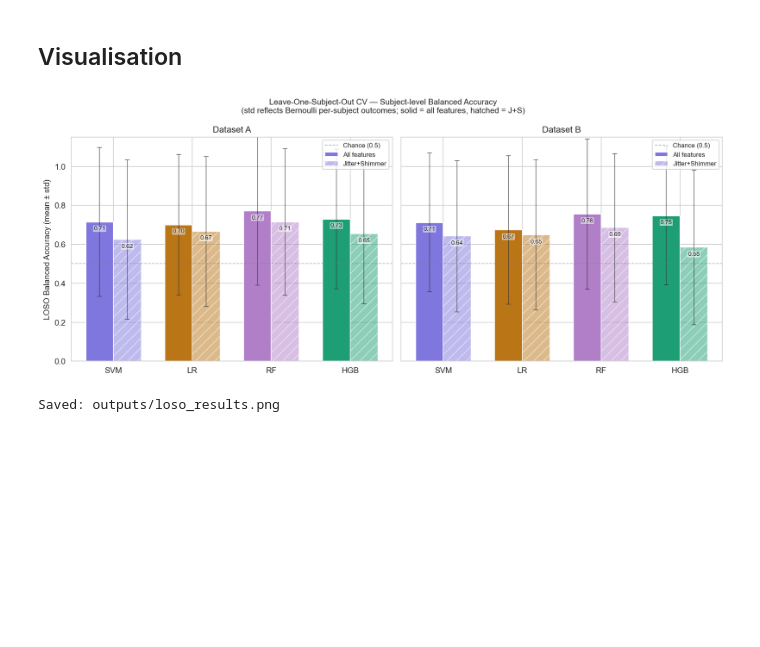
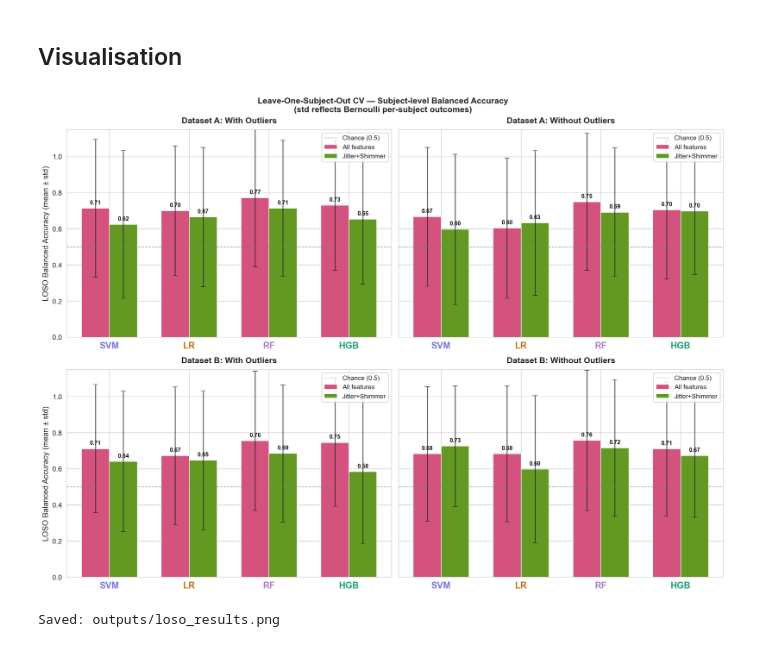
Before and after one commit to nataliia-stempkovska/FoDS-Parkinson, a Jupyter notebook: models/loso_evaluation.ipynb, the cells around one changed output. Drawn from its saved outputs; the diff is of its cells as text; code cells hidden in the pictures; blank space fills up the shorter version.

Commit message:
more plots

```diff
--- a/models/loso_evaluation.ipynb
+++ b/models/loso_evaluation.ipynb
@@ -359,54 +413,81 @@ display(pivot)
 # %%
 df_loso = pd.read_csv('outputs/loso_results.csv')
 
-model_order = ['SVM', 'LR', 'RF', 'HGB']
-feat_order  = ['All features', 'Jitter+Shimmer']
-feat_alpha  = {'All features': 1.0, 'Jitter+Shimmer': 0.5}
-feat_hatch  = {'All features': '',  'Jitter+Shimmer': '//'}
+model_order  = ['SVM', 'LR', 'RF', 'HGB']
+feat_order   = ['All features', 'Jitter+Shimmer']
+feat_color   = {'All features': '#D4537E', 'Jitter+Shimmer': '#639922'}
+feat_label_s = {'All features': 'All features', 'Jitter+Shimmer': 'Jitter+Shimmer'}
 
-fig, axes = plt.subplots(1, 2, figsize=(12, 5), sharey=True)
+has_outliers = 'Outliers' in df_loso.columns
+
+if has_outliers:
+    fig, axes = plt.subplots(2, 2, figsize=(15, 11), sharey=True)
+    panels = [
+        (axes[0, 0], 'A', 'With'),
+        (axes[0, 1], 'A', 'Without'),
+        (axes[1, 0], 'B', 'With'),
+        (axes[1, 1], 'B', 'Without'),
+    ]
+else:
+    fig, axes_1d = plt.subplots(1, 2, figsize=(13, 6), sharey=True)
+    panels = [(axes_1d[0], 'A', None), (axes_1d[1], 'B', None)]
+
 x     = np.arange(len(model_order))
 width = 0.35
 
-for ax, ds_key in zip(axes, ['A', 'B']):
+for ax, ds_key, outlier_label in panels:
     df_ds = df_loso[df_loso['Dataset'] == ds_key]
+    if has_outliers and outlier_label is not None:
+        df_ds = df_ds[df_ds['Outliers'] == outlier_label]
 
     for i, feat in enumerate(feat_order):
         df_f   = df_ds[df_ds['Features'] == feat].set_index('Model')
         means  = [df_f.loc[m, 'BA_mean'] if m in df_f.index else 0 for m in model_order]
         stds   = [df_f.loc[m, 'BA_std']  if m in df_f.index else 0 for m in model_order]
-        colors = [PALETTE[m] for m in model_order]
         offset = (i - 0.5) * width
 
         bars = ax.bar(x + offset, means, width,
-                      yerr=stds, capsize=3,
-                      error_kw=dict(elinewidth=1.0, ecolor='#333333', alpha=0.6),
-                      color=colors, alpha=feat_alpha[feat],
-                      hatch=feat_hatch[feat], edgecolor='white', label=feat)
+                      yerr=stds, capsize=4,
+                      error_kw=dict(elinewidth=1.5, ecolor='#222222', alpha=0.7),
+                      color=feat_color[feat],
+                      edgecolor='white', linewidth=0.8,
+                      label=feat_label_s[feat])
         for bar, mean in zip(bars, means):
             if mean > 0:
                 ax.text(bar.get_x() + bar.get_width() / 2,
-                        bar.get_height() - 0.02,
-                        f'{mean:.2f}', ha='center', va='top', fontsize=7.5,
-                        bbox=dict(boxstyle='round,pad=0.1', fc='white', alpha=0.55, ec='none'))
+                        bar.get_height() + 0.015,
+                        f'{mean:.2f}', ha='center', va='bottom', fontsize=9,
+                        fontweight='bold', color='#111111')
 
-    ax.axhline(0.5, color='grey', linestyle='--', lw=0.9, alpha=0.6, label='Chance (0.5)')
+    ax.axhline(0.5, color='grey', linestyle='--', lw=1.0, alpha=0.6, label='Chance (0.5)')
     ax.set_xticks(x)
-    ax.set_xticklabels(model_order, fontsize=10)
+    ax.set_xticklabels(model_order, fontsize=14, fontweight='bold')
+    for tick, model in zip(ax.get_xticklabels(), model_order):
+        tick.set_color(PALETTE[model])
     ax.set_ylim(0, 1.15)
-    ax.set_title(f'Dataset {ds_key}', fontsize=11)
-    ax.set_ylabel('LOSO Balanced Accuracy (mean ± std)' if ds_key == 'A' else '')
-    ax.legend(fontsize=8, loc = 'upper right')
+    ax.tick_params(axis='y', labelsize=11)
+    title = f'Dataset {ds_key}'
+    if has_outliers and outlier_label:
+        title += f': {outlier_label} Outliers'
+    ax.set_title(title, fontsize=13, fontweight='bold', pad=10)
+    ax.legend(fontsize=10, loc='upper right', framealpha=0.85)
+
+if has_outliers:
+    axes[0, 0].set_ylabel('LOSO Balanced Accuracy (mean ± std)', fontsize=12)
+    axes[1, 0].set_ylabel('LOSO Balanced Accuracy (mean ± std)', fontsize=12)
+else:
+    axes_1d[0].set_ylabel('LOSO Balanced Accuracy (mean ± std)', fontsize=12)
 
 fig.suptitle(
     'Leave-One-Subject-Out CV — Subject-level Balanced Accuracy\n'
-    '(std reflects Bernoulli per-subject outcomes; solid = all features, hatched = J+S)',
-    fontsize=10
+    '(std reflects Bernoulli per-subject outcomes)',
+    fontsize=13, fontweight='bold'
 )
 plt.tight_layout()
 plt.savefig('outputs/loso_results.png', dpi=200, bbox_inches='tight')
+plt.savefig('outputs/loso_results_w-wooutliers.png', dpi=200, bbox_inches='tight')
 plt.show()
 print('Saved: outputs/loso_results.png')
 # %% [output]
-[figure, old version]
+[figure, new version]
 Saved: outputs/loso_results.png
```
Also changed, not shown: parts of 5 cells of this notebook, 12 other files.
